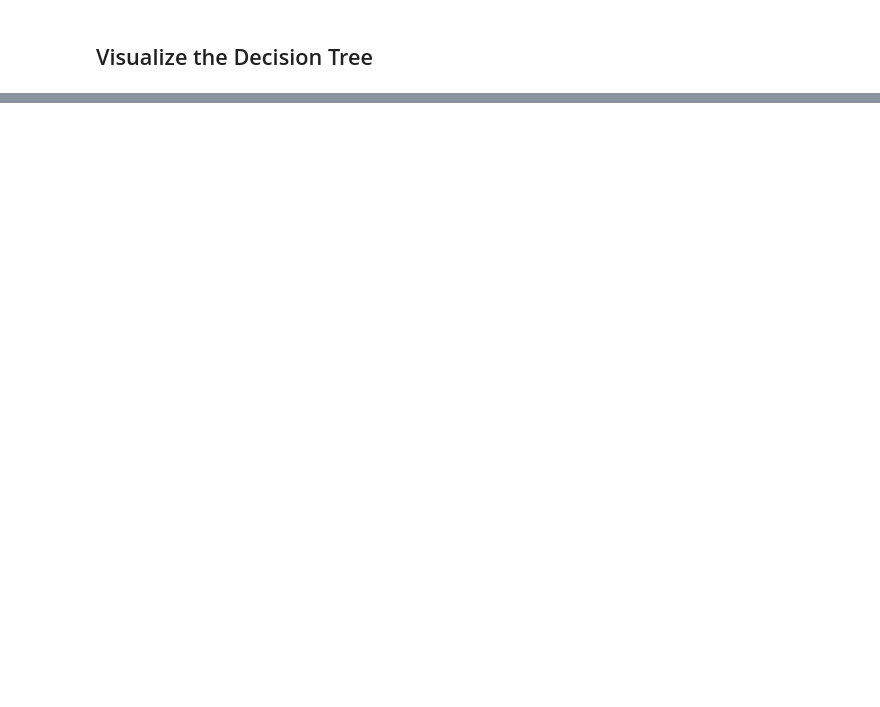
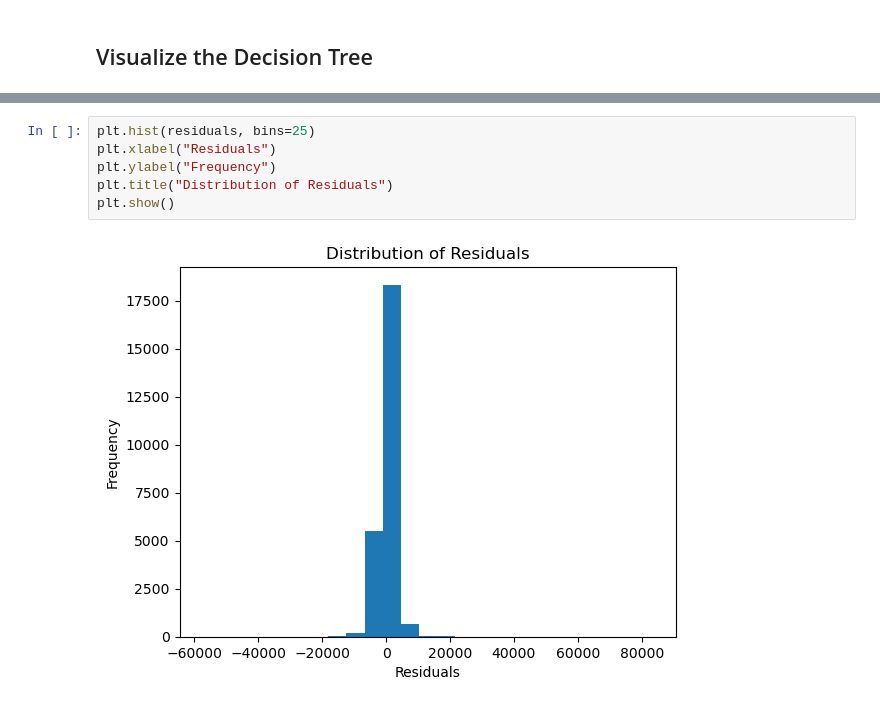
Before and after one commit to DarrylHewitt/Project_4, a Jupyter notebook: ML_Models/DecisionTree/decision_tree.ipynb, the cells around one changed output, grey strips where cells are left out. Drawn from its saved outputs; the diff is of its cells as text; blank space fills up the shorter version.

```diff
--- a/ML_Models/DecisionTree/decision_tree.ipynb
+++ b/ML_Models/DecisionTree/decision_tree.ipynb
@@ -121,0 +157,8 @@ plt.show()
+# %%
+plt.hist(residuals, bins=25)
+plt.xlabel("Residuals")
+plt.ylabel("Frequency")
+plt.title("Distribution of Residuals")
+plt.show()
+# %% [output]
+[figure, added]
```
Also changed, not shown: parts of 19 cells of this notebook.
